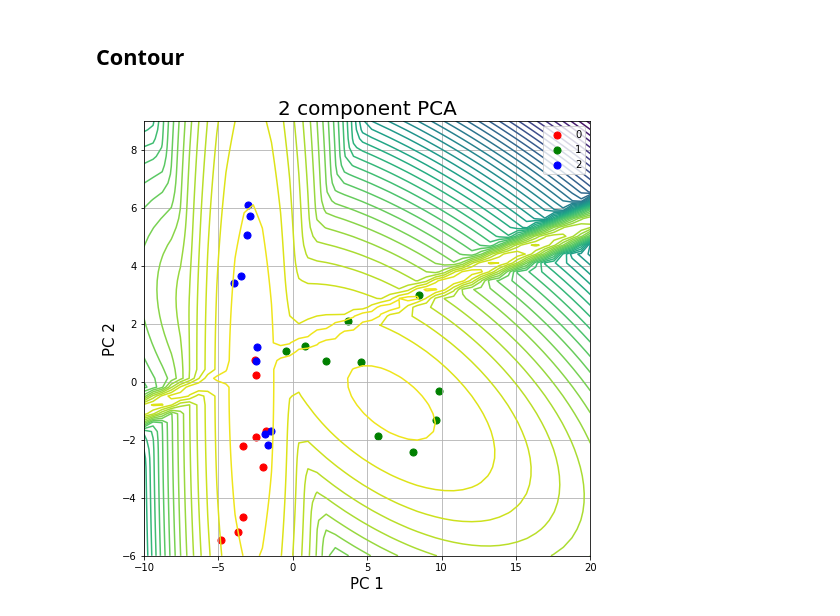
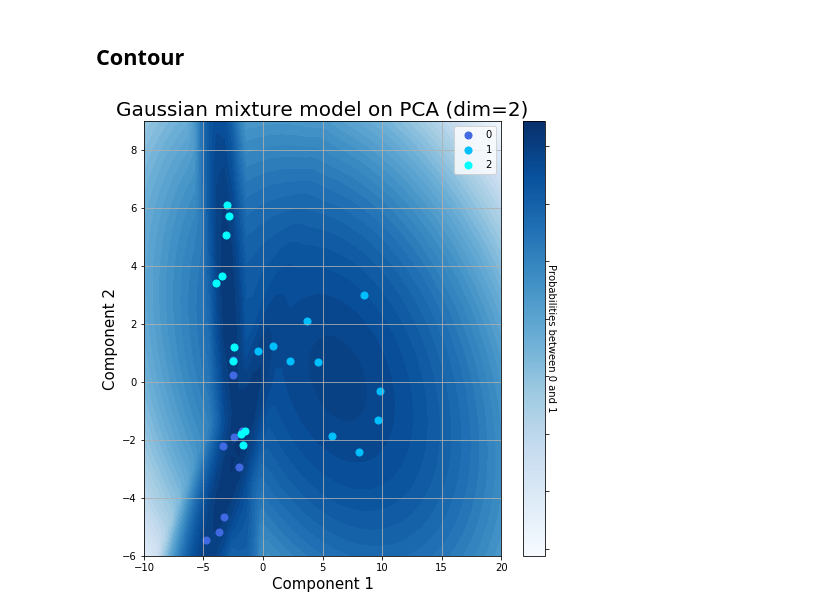
Before and after one commit to ambroisernd/epfl-breast-cancer-ml-project, a Jupyter notebook: notebooks/gaussian_mixture_model.ipynb, the cells around one changed output. Drawn from its saved outputs; the diff is of its cells as text; code cells hidden in the pictures.

```diff
--- a/notebooks/gaussian_mixture_model.ipynb
+++ b/notebooks/gaussian_mixture_model.ipynb
@@ -167,33 +166,45 @@ array([[0, 4, 0],
        [0, 4, 0]])
 # %% [markdown]
 ## Contour
-# %%
-from matplotlib.colors import LogNorm
-
-fig = plt.figure(figsize = (8,8))
-ax = fig.add_subplot(1,1,1)
-ax.set_xlabel('PC 1', fontsize = 15)
-ax.set_ylabel('PC 2', fontsize = 15)
-ax.set_title('2 component PCA', fontsize = 20)
-targets = [0, 1, 2]
-colors = ['r', 'g', 'b']
-for target, color in zip(targets,colors):
-    indicesToKeep = finalDf['label'] == target
-    ax.scatter(finalDf.loc[indicesToKeep, 'PC 1']
-               , finalDf.loc[indicesToKeep, 'PC 2']
-               , c = color
-               , s = 50)
-ax.legend(targets)
-ax.grid()
-
-# Contour
-X, Y = np.meshgrid(np.linspace(-10, 20), np.linspace(-6, 9))
-XX = np.array([X.ravel(), Y.ravel()]).T
-Z = gmm.score_samples(XX)
-Z = Z.reshape((len(X),len(Y)))
-ax.contour(X, Y, Z, levels=40)
-
-
-plt.show()
-# %% [output]
-[figure, removed]
+# %%
+from matplotlib.colors import LogNorm
+from matplotlib import ticker, cm
+import matplotlib as mpl
+
+targets = [0, 1, 2]
+colors = ['royalblue', 'deepskyblue', 'cyan']
+
+fig = plt.figure(figsize = (8,8))
+ax = fig.add_subplot(1,1,1)
+
+# Contour
+X, Y = np.meshgrid(np.linspace(-10, 20), np.linspace(-6, 9))
+XX = np.array([X.ravel(), Y.ravel()]).T
+Z = gmm.score_samples(XX)
+
+
+Z = Z.reshape((len(X),len(Y)))
+ax.contourf(X, Y, Z, levels=40,cmap=cm.Blues)
+
+for target, color in zip(targets,colors):
+    indicesToKeep = finalDf['label'] == target
+    ax.scatter(finalDf.loc[indicesToKeep, 'PC 1']
+               , finalDf.loc[indicesToKeep, 'PC 2']
+               , c = color
+               , label = target
+               , s = 50)
+
+ax.set_xlabel('Component 1', fontsize = 15)
+ax.set_ylabel('Component 2', fontsize = 15)
+ax.set_title('Gaussian mixture model on PCA (dim=2)', fontsize = 20)
+ax.legend()
+ax.grid()
+#legend
+
+cbar = plt.colorbar(heatmap)
+cbar.ax.set_yticklabels([])
+cbar.set_label('Probabilities between 0 and 1', rotation=270)
+#cbar.ax.get_yaxis().set_ticks([])
+plt.show()
+# %% [output]
+[figure, added]
```
Also changed, not shown: parts of 4 cells of this notebook, 1 other file.
